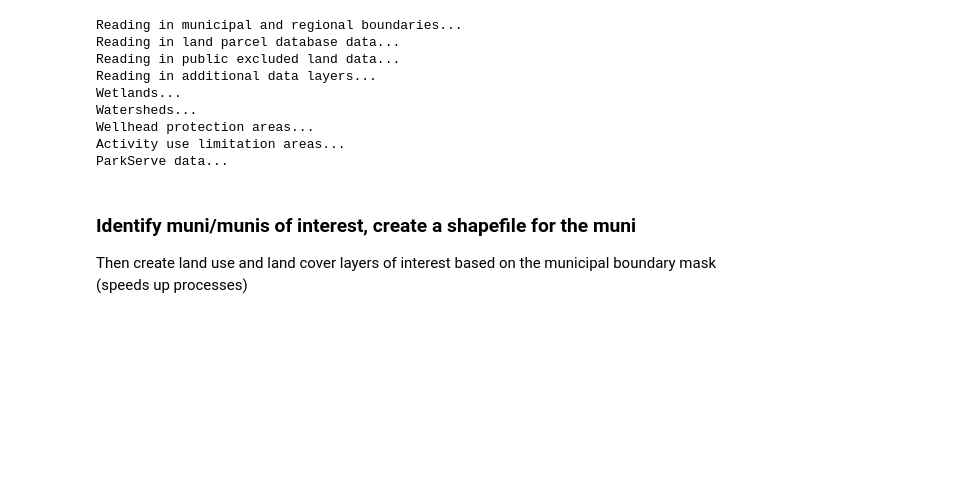
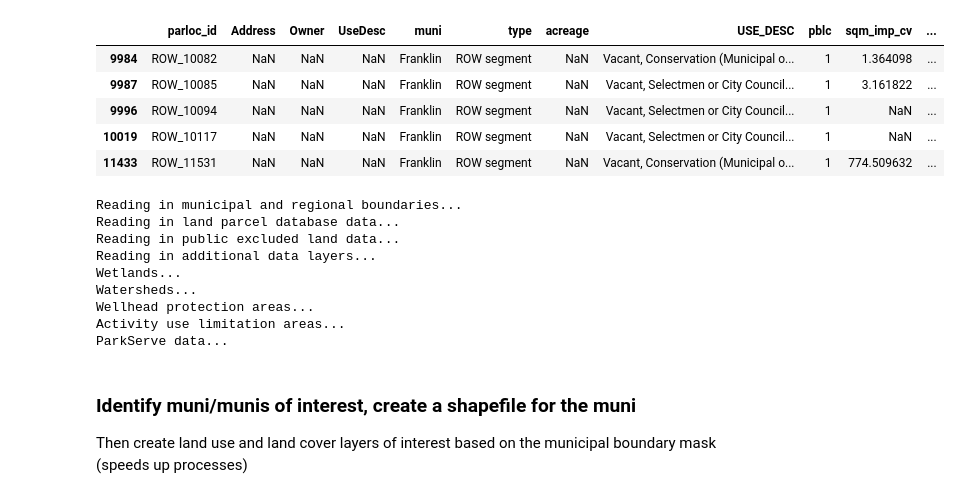
Before and after one commit to MAPC/ms4-gi-equity-tool, a Jupyter notebook: notebooks/1-initializing-project.ipynb, the cells around one changed output. Cells and saved outputs as stored; diff of their text form; code cells hidden in the pictures; blank space fills up the shorter version.

Commit message:
parcel_prep function

```diff
--- a/notebooks/1-initializing-project.ipynb
+++ b/notebooks/1-initializing-project.ipynb
@@ -39,0 +45,8 @@ pd.set_option('display.max_columns', None)
+# %%
+#list MAPC towns to include
+town_names = [
+            'Reading', 'Winchester', 'Franklin', 'Natick', 'Norwood'
+            ]
+
+processed_path = "K:\\DataServices\\Projects\\Current_Projects\\Environment\\MS4\\Data\\Spatial\\Output"
+model_path = "K:\\DataServices\\Projects\\Current_Projects\\Environment\\MS4\\Data\\Spatial\\Model"
@@ -39,0 +82,29 @@ pd.set_option('display.max_columns', None)
+# %%
+from src.features.parcel_prep import parcel_ms4_model
+
+#run suitability model for each town in list
+for town_name in town_names:
+    parcel_ms4_model(town_name)
+
+
+# MERGE SHAPEFILES
+
+filelist = []
+
+
+# add all reclassified rasters
+for root, folder, files in os.walk(processed_path):
+    for file in files:
+        for muni in town_names:
+            if muni in file:
+                if file.endswith('.shp'):
+                    fullname = os.path.join(root, file)
+                    filelist.append(fullname)
+
+
+merged_gdf = gpd.GeoDataFrame(pd.concat([gpd.read_file(i) for i in filelist],
+                        ignore_index=True), crs=gpd.read_file(filelist[0]).crs)
+
+
+#export
+merged_gdf.to_file(model_path + '\\Merged_MS4_Parcels.shp')
@@ -40,3 +129,12 @@ pd.set_option('display.max_columns', None)
+# %%
+merged_gdf.loc[(merged_gdf['type'] == 'ROW segment') & (merged_gdf['pblc'] == 1)].head()
+# %% [output]
+|  | parloc_id | Address | Owner | UseDesc | muni | type | acreage | USE_DESC | pblc | sqm_imp_cv | ... |
+| 9984 | ROW_10082 | NaN | NaN | NaN | Franklin | ROW segment | NaN | Vacant, Conservation (Municipal o... | 1 | 1.364098 | ... |
+| 9987 | ROW_10085 | NaN | NaN | NaN | Franklin | ROW segment | NaN | Vacant, Selectmen or City Council... | 1 | 3.161822 | ... |
+| 9996 | ROW_10094 | NaN | NaN | NaN | Franklin | ROW segment | NaN | Vacant, Selectmen or City Council... | 1 | NaN | ... |
+| 10019 | ROW_10117 | NaN | NaN | NaN | Franklin | ROW segment | NaN | Vacant, Selectmen or City Council... | 1 | NaN | ... |
+| 11433 | ROW_11531 | NaN | NaN | NaN | Franklin | ROW segment | NaN | Vacant, Conservation (Municipal o... | 1 | 774.509632 | ... |
 # %%
 from src.data.make_dataset import *
 from src.features.build_features import *
```
Also changed, not shown: parts of 20 cells of this notebook, 7 other files.
